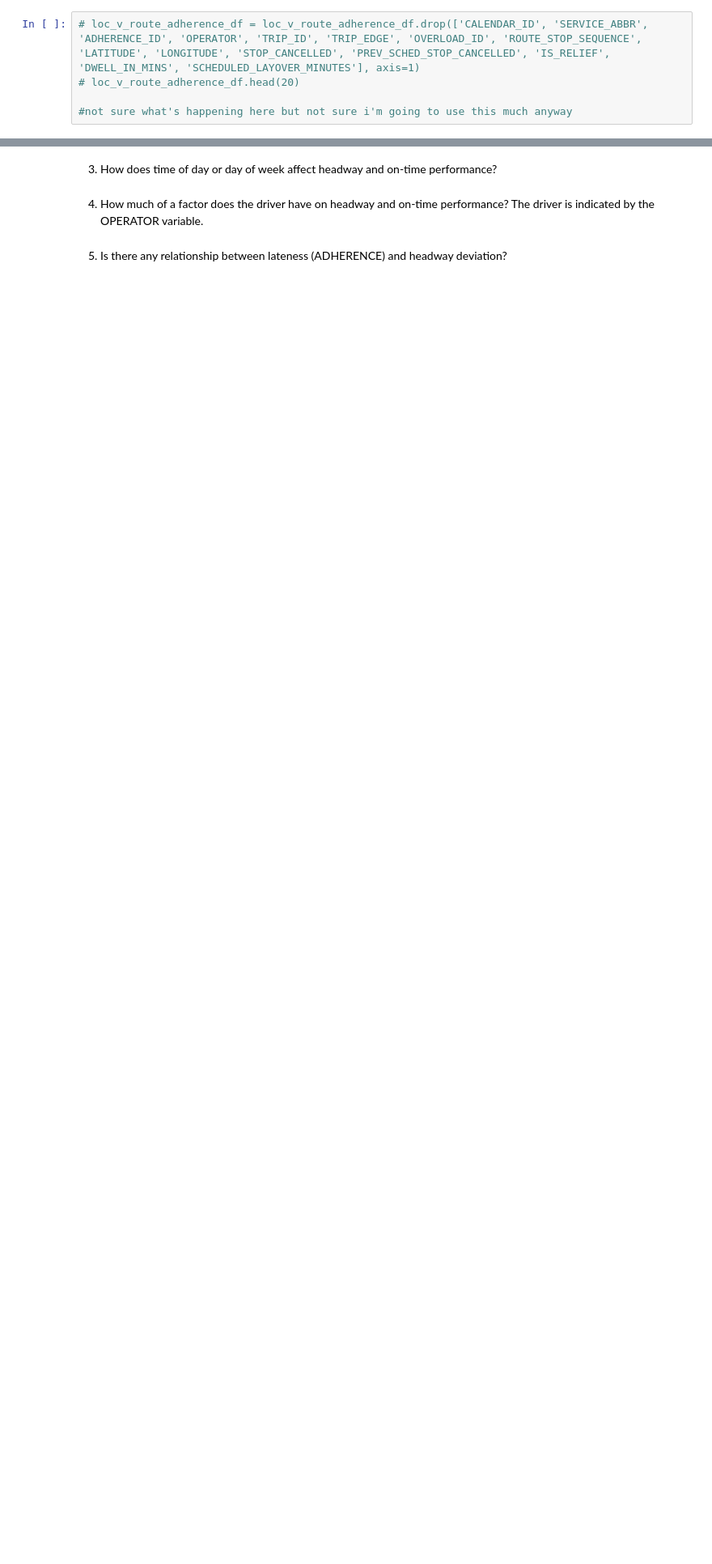
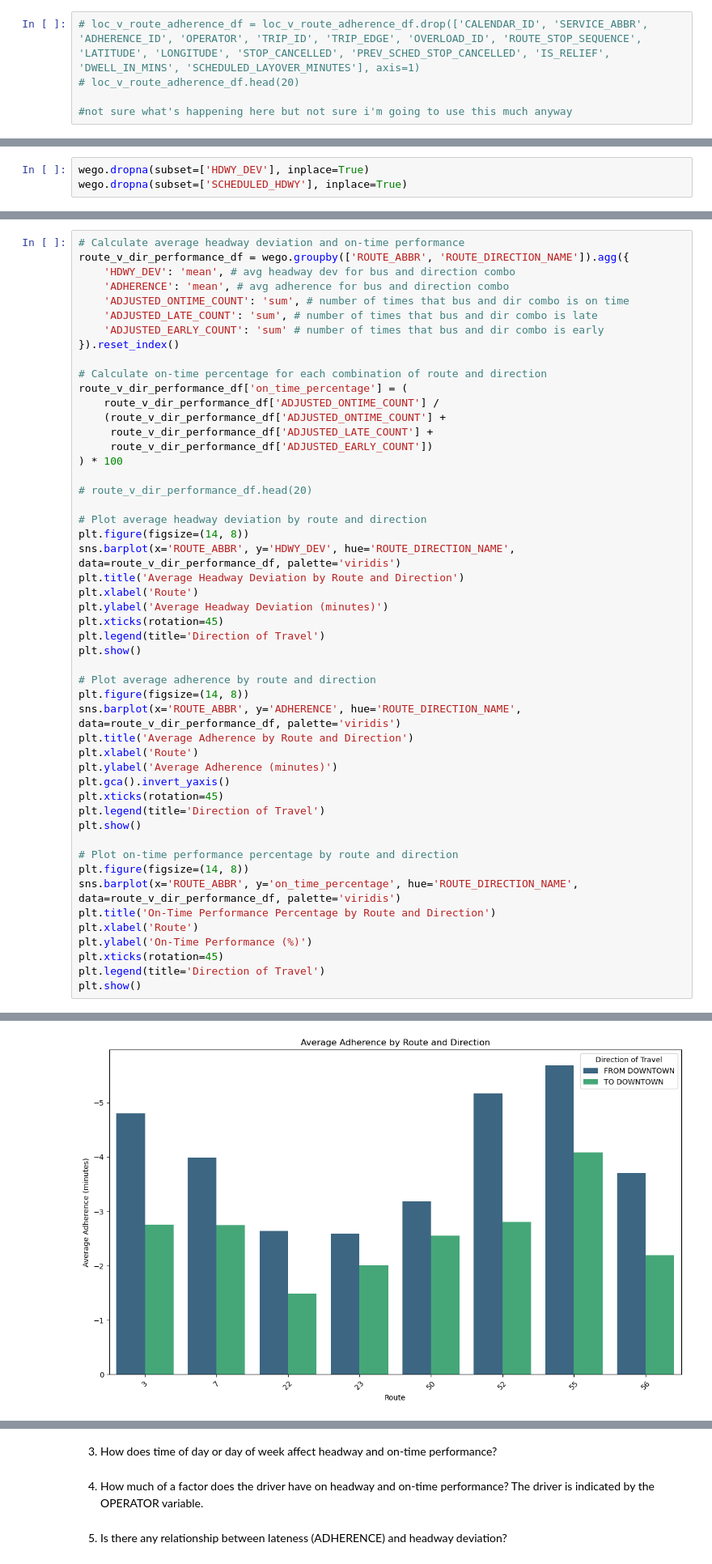
Before and after one commit to NSS-Data-Analytics-Cohort-12/wego-python-da12-python-spice-lattes, a Jupyter notebook: notebooks/Jtoppins_WeGO.ipynb, the cells around one changed output, grey strips where cells are left out. Shown at 81% size. Saved outputs shown, nothing was run; the diff lists cells and outputs as text; blank space fills up the shorter version.

Commit message:
Jtoppins_Wego3

```diff
--- a/notebooks/Jtoppins_WeGO.ipynb
+++ b/notebooks/Jtoppins_WeGO.ipynb
@@ -418,0 +290,3 @@ full_adherence_df.head(20)
+# %%
+wego.dropna(subset=['HDWY_DEV'], inplace=True)
+wego.dropna(subset=['SCHEDULED_HDWY'], inplace=True)
@@ -469,0 +405,51 @@ plt.show()
+# %%
+# Calculate average headway deviation and on-time performance
+route_v_dir_performance_df = wego.groupby(['ROUTE_ABBR', 'ROUTE_DIRECTION_NAME']).agg({
+    'HDWY_DEV': 'mean', # avg headway dev for bus and direction combo
+    'ADHERENCE': 'mean', # avg adherence for bus and direction combo
+    'ADJUSTED_ONTIME_COUNT': 'sum', # number of times that bus and dir combo is on time
+    'ADJUSTED_LATE_COUNT': 'sum', # number of times that bus and dir combo is late
+    'ADJUSTED_EARLY_COUNT': 'sum' # number of times that bus and dir combo is early
+}).reset_index()
+
+# Calculate on-time percentage for each combination of route and direction
+route_v_dir_performance_df['on_time_percentage'] = (
+    route_v_dir_performance_df['ADJUSTED_ONTIME_COUNT'] /
+    (route_v_dir_performance_df['ADJUSTED_ONTIME_COUNT'] +
+     route_v_dir_performance_df['ADJUSTED_LATE_COUNT'] +
+     route_v_dir_performance_df['ADJUSTED_EARLY_COUNT'])
+) * 100
+
+# route_v_dir_performance_df.head(20)
+
+# Plot average headway deviation by route and direction
+plt.figure(figsize=(14, 8))
+sns.barplot(x='ROUTE_ABBR', y='HDWY_DEV', hue='ROUTE_DIRECTION_NAME', data=route_v_dir_performance_df, palette='viridis')
+plt.title('Average Headway Deviation by Route and Direction')
+plt.xlabel('Route')
+plt.ylabel('Average Headway Deviation (minutes)')
+plt.xticks(rotation=45)
+plt.legend(title='Direction of Travel')
+plt.show()
+
+# Plot average adherence by route and direction
+plt.figure(figsize=(14, 8))
+sns.barplot(x='ROUTE_ABBR', y='ADHERENCE', hue='ROUTE_DIRECTION_NAME', data=route_v_dir_performance_df, palette='viridis')
+plt.title('Average Adherence by Route and Direction')
+plt.xlabel('Route')
+plt.ylabel('Average Adherence (minutes)')
+plt.gca().invert_yaxis()
+plt.xticks(rotation=45)
+plt.legend(title='Direction of Travel')
+plt.show()
+
+# Plot on-time performance percentage by route and direction
+plt.figure(figsize=(14, 8))
+sns.barplot(x='ROUTE_ABBR', y='on_time_percentage', hue='ROUTE_DIRECTION_NAME', data=route_v_dir_performance_df, palette='viridis')
+plt.title('On-Time Performance Percentage by Route and Direction')
+plt.xlabel('Route')
+plt.ylabel('On-Time Performance (%)')
+plt.xticks(rotation=45)
+plt.legend(title='Direction of Travel')
+plt.show()
+# %% [output]
@@ -469,0 +457 @@ plt.show()
+[figure, added]
```
Also changed, not shown: parts of 17 cells of this notebook.
